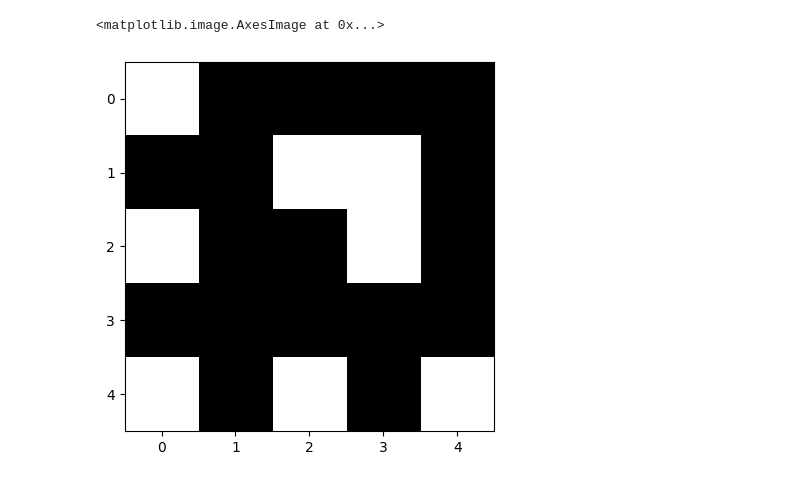
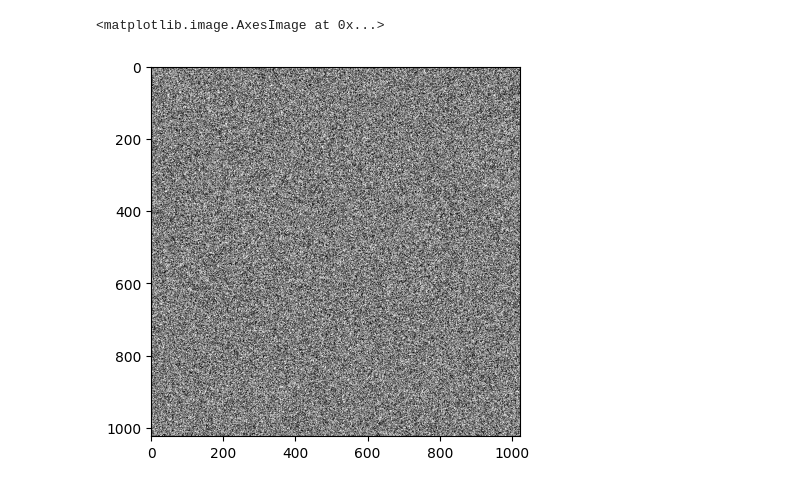
Before and after one commit to eser-chr/HPC, a Jupyter notebook: test.ipynb, the cells around one changed output. Saved outputs shown, nothing was run; the diff lists cells and outputs as text; code cells hidden in the pictures.

```diff
--- a/test.ipynb
+++ b/test.ipynb
@@ -19,0 +23,5 @@ A[4,4]=True
+# %%
+N=M=1024
+
+input = game.init(N*M, 50)
+output = input.copy()
@@ -20,5 +30,5 @@ A[4,4]=True
 # %%
-plt.imshow(A, cmap="grey")
+plt.imshow(input.reshape((N,M)), cmap="grey")
 # %% [output]
 <matplotlib.image.AxesImage at 0x...>
-[figure, old version]
+[figure, new version]
```
Also changed, not shown: parts of 24 cells of this notebook, 5 other files.
